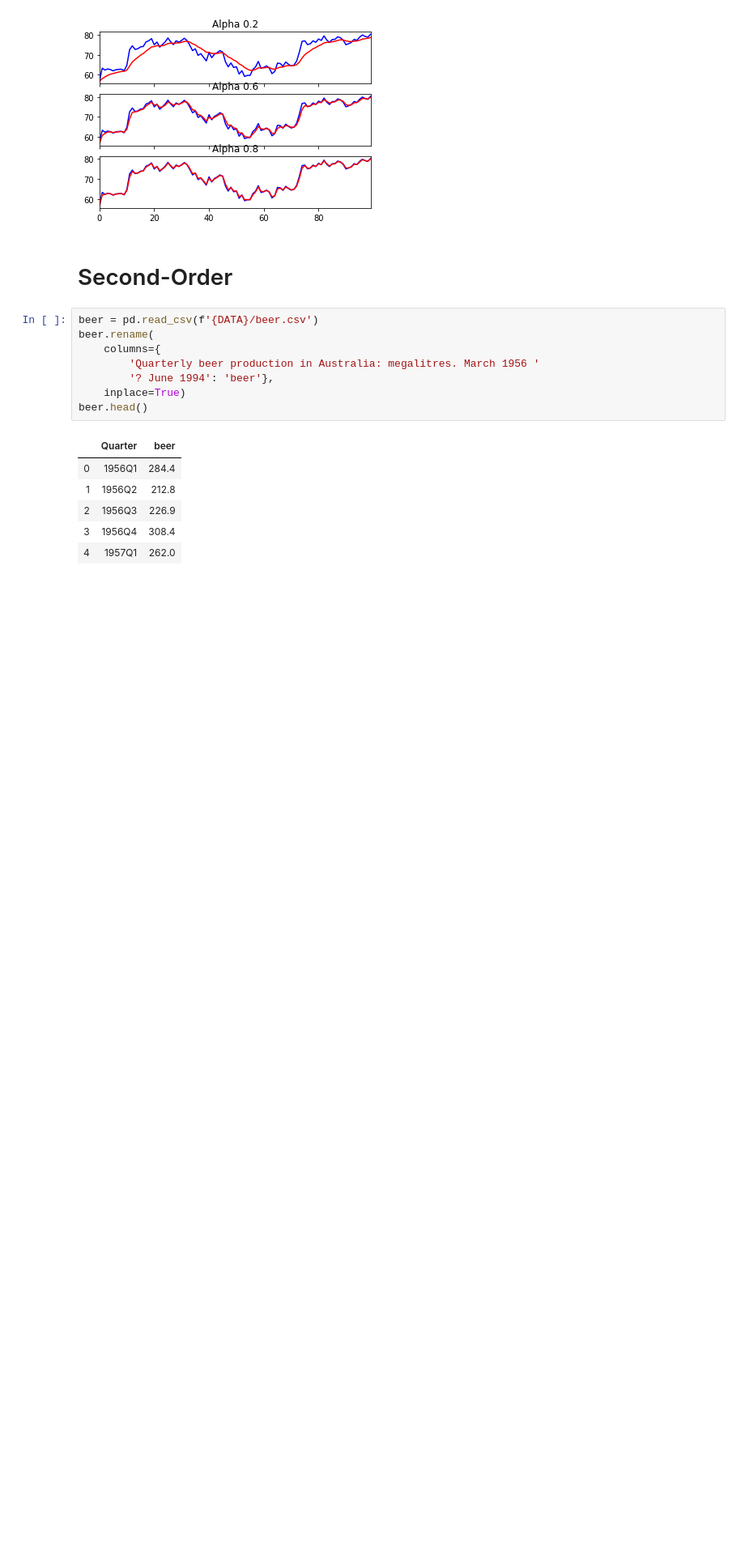
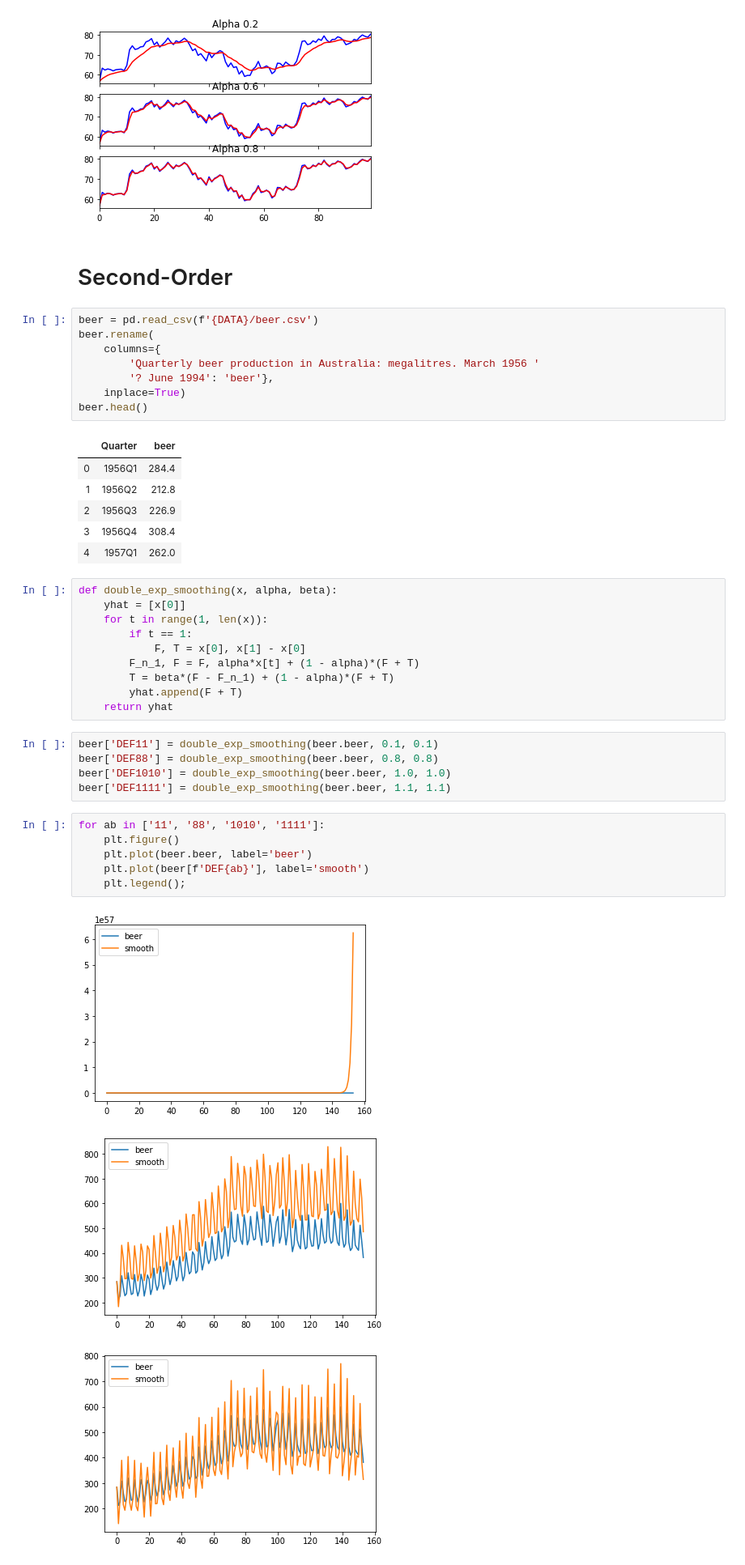
Before and after one commit to damiansp/TS, a Jupyter notebook: python/practical_TSA/03_exponential_smoothing/smoothing.py.ipynb, the cells around one changed output. Shown at 81% size. Drawn from its saved outputs; the diff is of its cells as text; blank space fills up the shorter version.

Commit message:
+double exp smooth

```diff
--- a/python/practical_TSA/03_exponential_smoothing/smoothing.py.ipynb
+++ b/python/practical_TSA/03_exponential_smoothing/smoothing.py.ipynb
@@ -142,3 +142,28 @@ beer.head()
 | 2 | 1956Q3 | 226.9 |
 | 3 | 1956Q4 | 308.4 |
 | 4 | 1957Q1 | 262.0 |
+# %%
+def double_exp_smoothing(x, alpha, beta):
+    yhat = [x[0]]
+    for t in range(1, len(x)):
+        if t == 1:
+            F, T = x[0], x[1] - x[0]
+        F_n_1, F = F, alpha*x[t] + (1 - alpha)*(F + T)
+        T = beta*(F - F_n_1) + (1 - alpha)*(F + T)
+        yhat.append(F + T)
+    return yhat
+# %%
+beer['DEF11'] = double_exp_smoothing(beer.beer, 0.1, 0.1)
+beer['DEF88'] = double_exp_smoothing(beer.beer, 0.8, 0.8)
+beer['DEF1010'] = double_exp_smoothing(beer.beer, 1.0, 1.0)
+beer['DEF1111'] = double_exp_smoothing(beer.beer, 1.1, 1.1)
+# %%
+for ab in ['11', '88', '1010', '1111']:
+    plt.figure()
+    plt.plot(beer.beer, label='beer')
+    plt.plot(beer[f'DEF{ab}'], label='smooth')
+    plt.legend();
+# %% [output]
+[figure, added]
+[figure, added]
+[figure, added]
```
Also changed, not shown: parts of 2 cells of this notebook.
